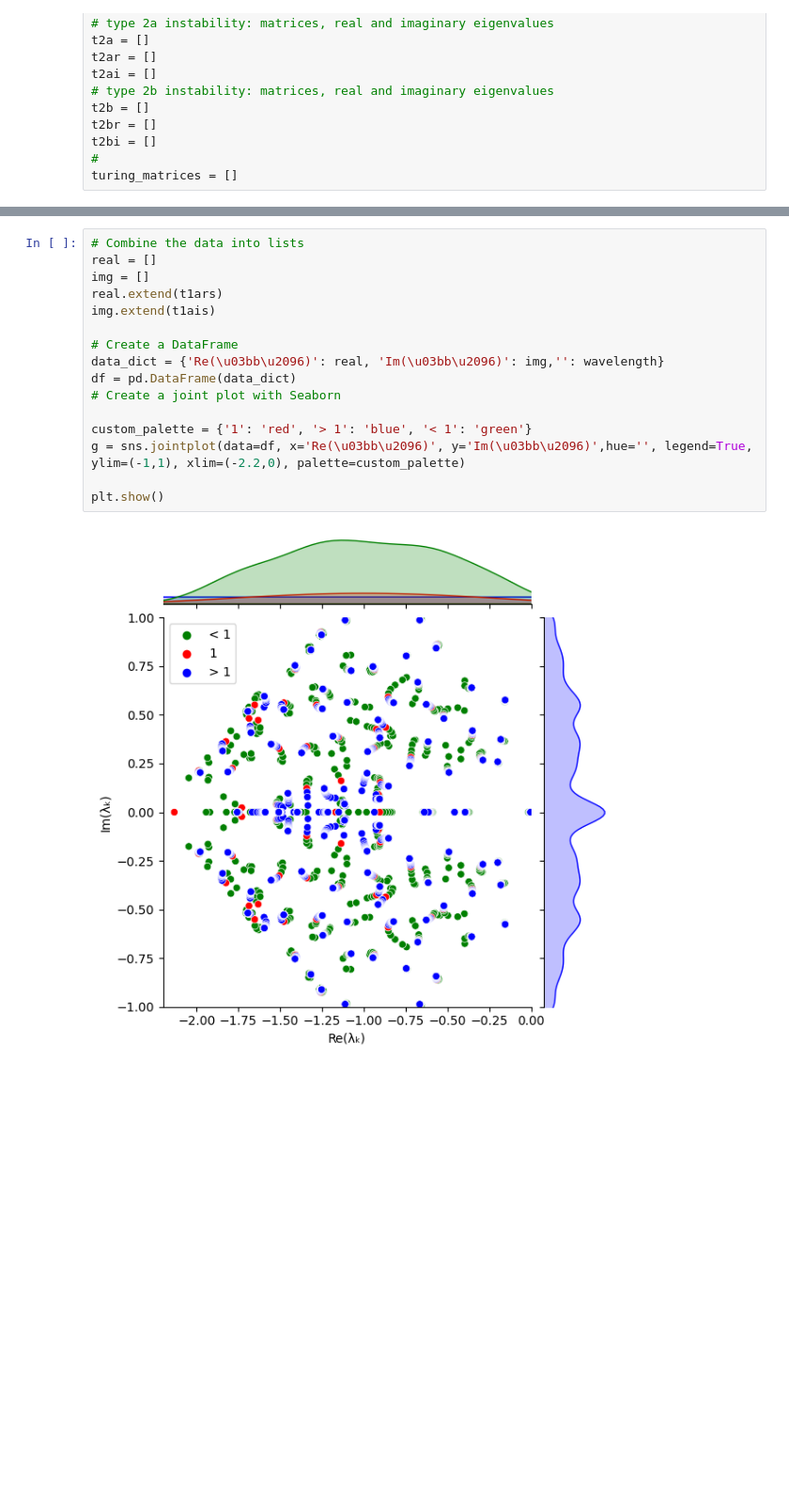
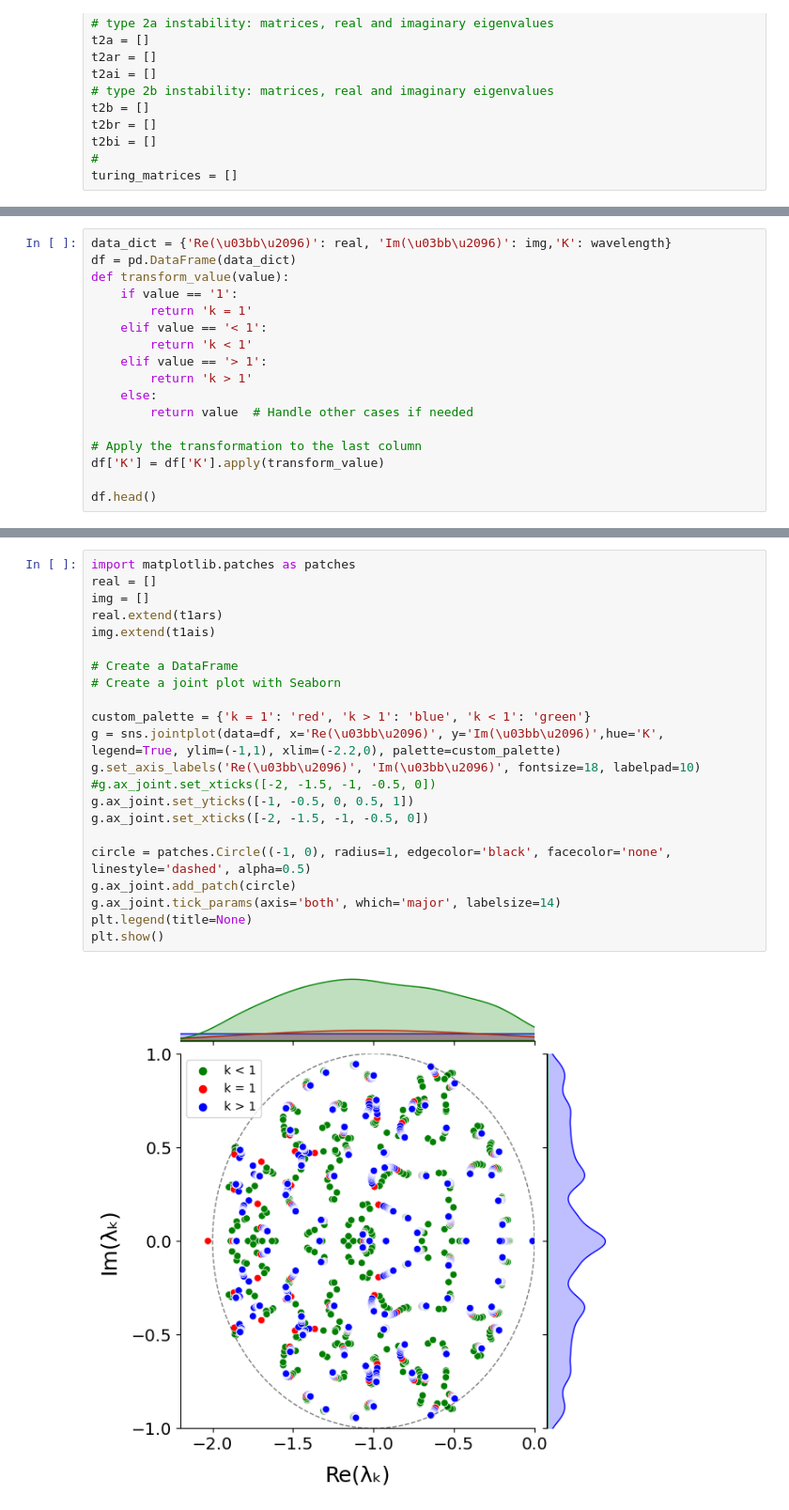
Before and after one commit to tatar0499/Turing-Pattern, a Jupyter notebook: code/fig5.ipynb, the cells around one changed output, grey strips where cells are left out. Shown: that part at 94% size. Drawn from its saved outputs; the diff is of its cells as text; blank space fills up the shorter version.

Commit message:
updated notebook for figure 5

```diff
--- a/code/fig5.ipynb
+++ b/code/fig5.ipynb
@@ -160,0 +149,17 @@ Circular law: n = 100, variance = 0.01, Dx = 1, Dy = 10
+# %%
+data_dict = {'Re(\u03bb\u2096)': real, 'Im(\u03bb\u2096)': img,'K': wavelength}
+df = pd.DataFrame(data_dict)
+def transform_value(value):
+    if value == '1':
+        return 'k = 1'
+    elif value == '< 1':
+        return 'k < 1'
+    elif value == '> 1':
+        return 'k > 1'
+    else:
+        return value  # Handle other cases if needed
+
+# Apply the transformation to the last column
+df['K'] = df['K'].apply(transform_value)
+
+df.head()
@@ -161,18 +173,24 @@ Circular law: n = 100, variance = 0.01, Dx = 1, Dy = 10
 # %%
-# Combine the data into lists
+import matplotlib.patches as patches
 real = []
 img = []
 real.extend(t1ars)
 img.extend(t1ais)
 
 # Create a DataFrame
-data_dict = {'Re(\u03bb\u2096)': real, 'Im(\u03bb\u2096)': img,'': wavelength}
-df = pd.DataFrame(data_dict)
 # Create a joint plot with Seaborn
 
-custom_palette = {'1': 'red', '> 1': 'blue', '< 1': 'green'}
-g = sns.jointplot(data=df, x='Re(\u03bb\u2096)', y='Im(\u03bb\u2096)',hue='', legend=True, ylim=(-1,1), xlim=(-2.2,0), palette=custom_palette)
+custom_palette = {'k = 1': 'red', 'k > 1': 'blue', 'k < 1': 'green'}
+g = sns.jointplot(data=df, x='Re(\u03bb\u2096)', y='Im(\u03bb\u2096)',hue='K', legend=True, ylim=(-1,1), xlim=(-2.2,0), palette=custom_palette)
+g.set_axis_labels('Re(\u03bb\u2096)', 'Im(\u03bb\u2096)', fontsize=18, labelpad=10)
+#g.ax_joint.set_xticks([-2, -1.5, -1, -0.5, 0])
+g.ax_joint.set_yticks([-1, -0.5, 0, 0.5, 1])
+g.ax_joint.set_xticks([-2, -1.5, -1, -0.5, 0])
 
+circle = patches.Circle((-1, 0), radius=1, edgecolor='black', facecolor='none', linestyle='dashed', alpha=0.5)
+g.ax_joint.add_patch(circle)
+g.ax_joint.tick_params(axis='both', which='major', labelsize=14)
+plt.legend(title=None)
 plt.show()
 # %% [output]
-[figure, old version]
+[figure, new version]
```
Also changed, not shown: parts of 10 cells of this notebook.
